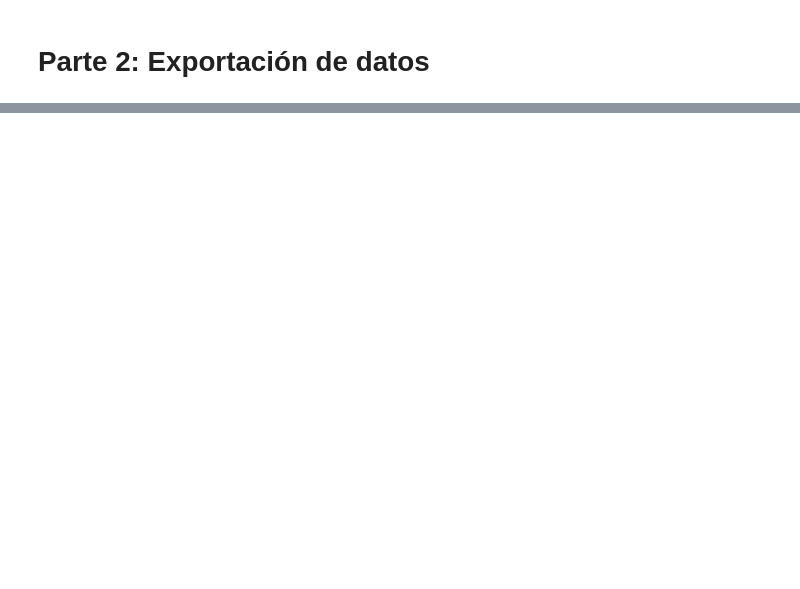
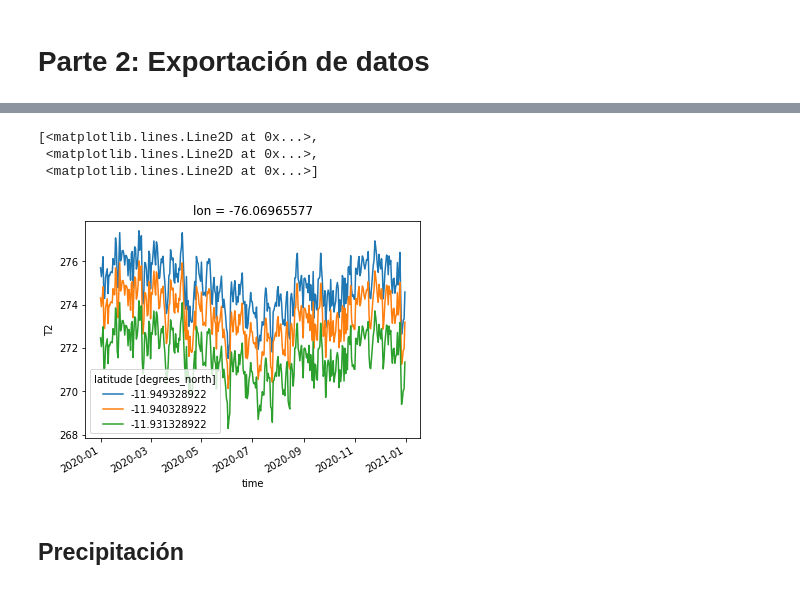
Before and after one commit to cryohydromettools/Proyecto_MB_COSIPY, a Jupyter notebook: 2_Exploracion_datos.ipynb, the cells around one changed output, grey strips where cells are left out. Saved outputs shown, nothing was run; the diff lists cells and outputs as text; code cells hidden in the pictures; blank space fills up the shorter version.

```diff
--- a/2_Exploracion_datos.ipynb
+++ b/2_Exploracion_datos.ipynb
@@ -8 +42,11 @@ ds = xr.open_dataset('cosipy/data/input/Taller/Chuecon_ERA5.nc')
+# %%
+# Visualizando la temperatura en diferentes localizaciones y promediando diariamente
+ds['T2'].isel(lon=7, lat=[0, 10, 20]).resample(time='1D').mean().plot.line(x="time")
+# %% [output]
+[<matplotlib.lines.Line2D at 0x...>,
+ <matplotlib.lines.Line2D at 0x...>,
+ <matplotlib.lines.Line2D at 0x...>]
+[figure, added]
+# %% [markdown]
+## Precipitación
 # %%
```
Also changed, not shown: parts of 8 cells of this notebook, 12 other files.
